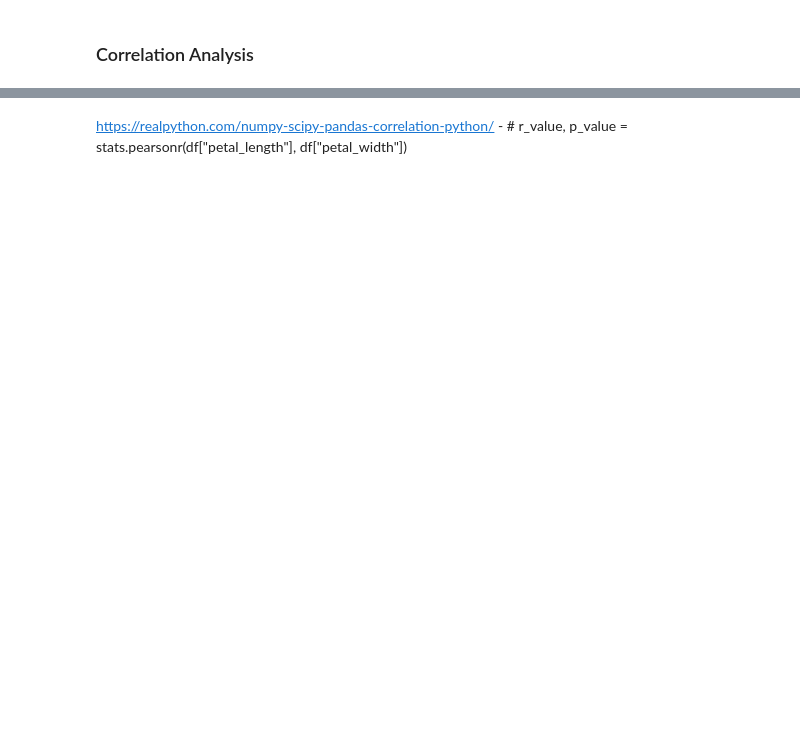
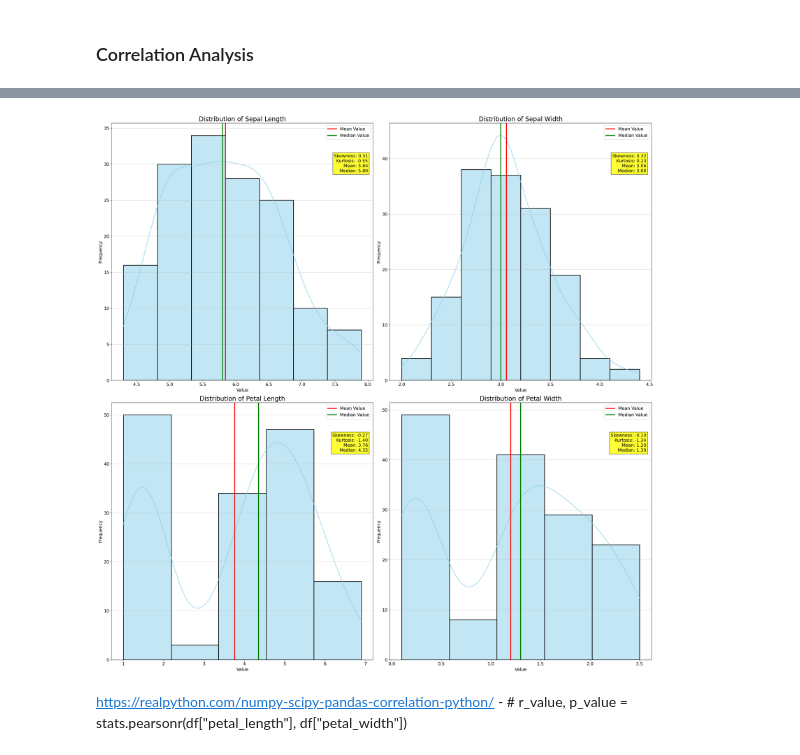
Before and after one commit to FDEgan/Iris_Project, a Jupyter notebook: Analysis.ipynb, the cells around one changed output, grey strips where cells are left out. Cells and saved outputs as stored; diff of their text form; code cells hidden in the pictures; blank space fills up the shorter version.

```diff
--- a/Analysis.ipynb
+++ b/Analysis.ipynb
@@ -899,3 +960,71 @@ plt.show()
+# %%
+def plot_distribution(data, title, bin_size): #Creating a function that takes in the data to be used/ Title of the graph/ Bin Size
+    # Creating a Histogram
+    sns.histplot(data, # Passing in the data that was specified in the function parameter
+                kde=True, # Setting the kernel density estimate to be true to visualise the distribution
+                bins=bin_size, # Passing in the bin size speciefied in the function parameter
+                color='skyblue', # Setting the color of the bars
+                edgecolor='black', # Setting the line around the perimeter of the bars to be black
+                linewidth=2) # Setting the width of the bar to be 2
+
+    # Adding mean and median lines
+    mean_val = data.mean() # Creating a variable that calculates the mean of the data specified in the function parameter
+    median_val = data.median() # Creating a variable that calculates the mean of the data specified in the function parameter
+    plt.axvline(x=mean_val, # Adding a vertical line to the x-axis of the mean calculated in the previous step
+                label='Mean Value', # Setting the title of the label
+                color='red', # Setting color of the line
+                linewidth=3, # Setting the width of the line
+                linestyle='-') # Setting the style of the line
+    plt.axvline(x=median_val, # Adding a vertical line to the x-axis of the median calculated in the previous step
+                label='Median Value', # Setting the title of the label
+                color='green', # Setting color of the line
+                linewidth=3, # Setting the width of the line
+                linestyle='-') # Setting the style of the line
+
+    # Adding skewness, kurtosis, mean, and median to the plot
+    skewness = data.skew() # Creating a variable that calculates the skewness of the data specified in the function parameter
+    kurtosis = data.kurt() # Creating a variable that calculates the kurtosis of the data specified in the function parameter
+    plt.text(0.98, 0.88, # Setting the X & Y co-ordinates of the text to be added to the plot. Positioned in the top right corner
+            f'Skewness: {skewness:.2f}\nKurtosis: {kurtosis:.2f}\nMean: {mean_val:.2f}\nMedian: {median_val:.2f}', # Formatting the values on the chart to be 2 decimal places
+             transform=plt.gca().transAxes, # Getting the current axis instance interpreting the coordinates relative to the axes of the plot
+             fontsize=14, # Setting font size
+             bbox=dict(facecolor='yellow', # Setting the background color of the box
+                       alpha=0.8), # Setting the transparency of the text box
+                       verticalalignment='top', # Setting the text to be vertically aligned to the top
+                       horizontalalignment='right') # Setting the horizontal alignment to be to the right
+
+    # Plot formatting
+    plt.title(title, size=20) # Setting the title of the plot to take in the value inputted in the function parameter
+    plt.xlabel('Value', size=14) # Setting the text and size of the text on the X-Axis
+    plt.ylabel('Frequency', size=14) # Setting the text and size of the text on the X-Axis
+    plt.xticks(size=14) # Setting the size of the tick marks on the x axis
+    plt.yticks(size=14) # Setting the size of the tick marks on the x axis
+    plt.grid(axis='y', # Adding grid lines to the y-axis
+             linestyle='-', # Setting the style of the line
+             alpha=0.6) # Setting the transparency of the grid lines
+    plt.legend(fontsize=14) # Setting the size of the legend
+
+# Create subplots
+plt.figure(figsize=(25, 25))  # Setting the size of the plot
+
+plt.subplot(2, 2, 1) # Setting on what sub plot the graph should be positioned
+plot_distribution(df['sepal_length'], 'Distribution of Sepal Length', bin_size=7) # Inputting function parameters to create plot
+
+plt.subplot(2, 2, 2) # Setting on what sub plot the graph should be positioned
+plot_distribution(df['sepal_width'], 'Distribution of Sepal Width', bin_size=8) # Inputting function parameters to create plot
+
+plt.subplot(2, 2, 3) # Setting on what sub plot the graph should be positioned
+plot_distribution(df['petal_length'], 'Distribution of Petal Length', bin_size=5) # Inputting function parameters to create plot
+
+plt.subplot(2, 2, 4) # Setting on what sub plot the graph should be positioned
+plot_distribution(df['petal_width'], 'Distribution of Petal Width', bin_size=5) # Inputting function parameters to create plot
+
+# Show plot
+plt.tight_layout() # Setting a tight layout so the subplot adjusts as required
+plt.savefig(os.path.join(dist_path, 'Histogram.png')) # Saving the figure to the desired folder
+plt.show() # Showing the plot
+# %% [output]
+[figure, added]
 # %% [markdown]
 https://realpython.com/numpy-scipy-pandas-correlation-python/ - # r_value, p_value = stats.pearsonr(df["petal_length"], df["petal_width"])
 # %%
```
Also changed, not shown: parts of 32 cells of this notebook, 1 other file.
